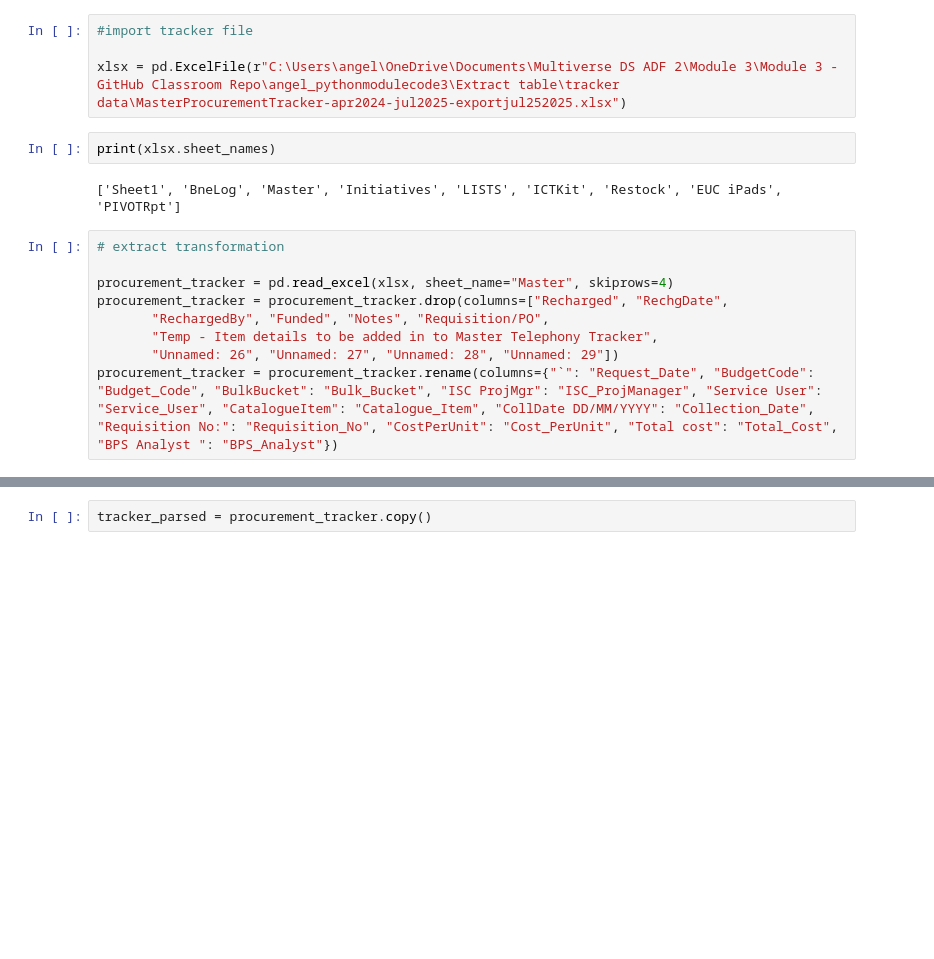
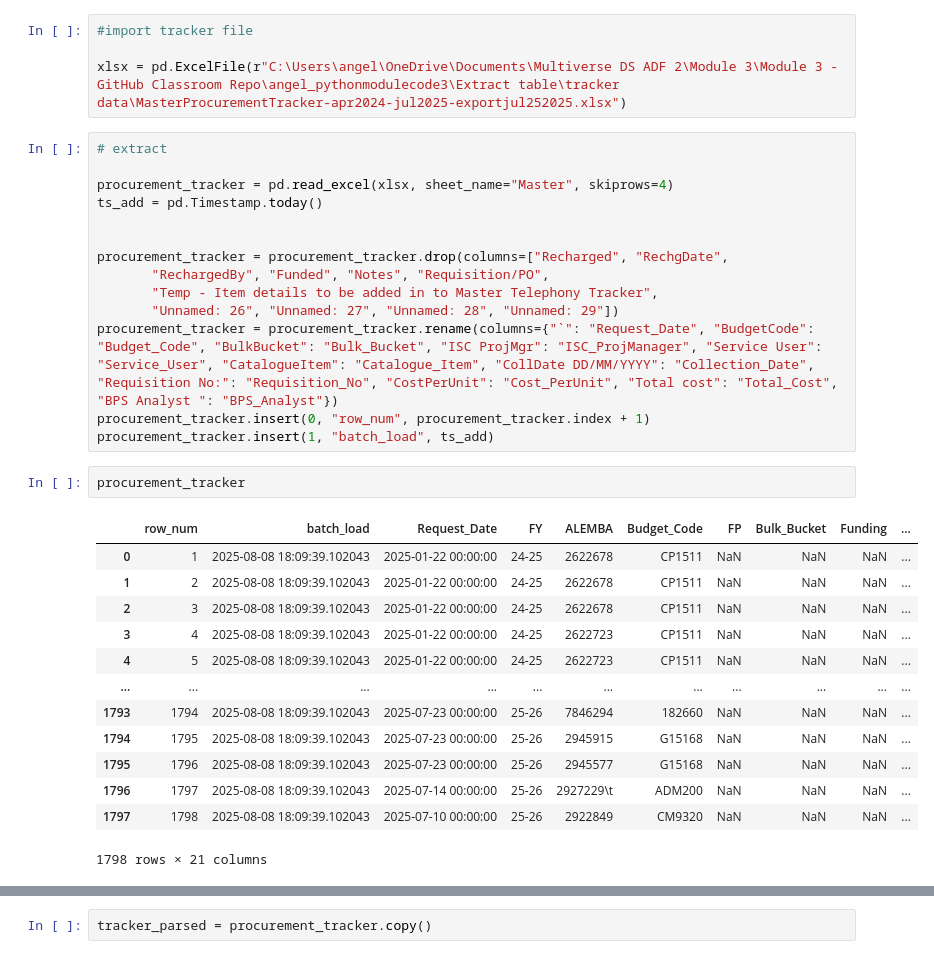
Before and after one commit to angelbappren/angel_pythonmodulecode3, a Jupyter notebook: angel_jpcode3/angel_staging.ipynb, the cells around one changed output, grey strips where cells are left out. Saved outputs shown, nothing was run; the diff lists cells and outputs as text; blank space fills up the shorter version.

```diff
--- a/angel_jpcode3/angel_staging.ipynb
+++ b/angel_jpcode3/angel_staging.ipynb
@@ -4,19 +4,36 @@ import pandas as pd
 #import tracker file
 
 xlsx = pd.ExcelFile(r"C:\Users\angel\OneDrive\Documents\Multiverse DS ADF 2\Module 3\Module 3 - GitHub Classroom Repo\angel_pythonmodulecode3\Extract table\tracker data\MasterProcurementTracker-apr2024-jul2025-exportjul252025.xlsx")
-# %%
-print(xlsx.sheet_names)
-# %% [output]
-['Sheet1', 'BneLog', 'Master', 'Initiatives', 'LISTS', 'ICTKit', 'Restock', 'EUC iPads', 'PIVOTRpt']
 # %%
-# extract transformation
+# extract
 
 procurement_tracker = pd.read_excel(xlsx, sheet_name="Master", skiprows=4)
+ts_add = pd.Timestamp.today()
+
+
 procurement_tracker = procurement_tracker.drop(columns=["Recharged", "RechgDate",
        "RechargedBy", "Funded", "Notes", "Requisition/PO",
        "Temp - Item details to be added in to Master Telephony Tracker",
        "Unnamed: 26", "Unnamed: 27", "Unnamed: 28", "Unnamed: 29"])
 procurement_tracker = procurement_tracker.rename(columns={"`": "Request_Date", "BudgetCode": "Budget_Code", "BulkBucket": "Bulk_Bucket", "ISC ProjMgr": "ISC_ProjManager", "Service User": "Service_User", "CatalogueItem": "Catalogue_Item", "CollDate DD/MM/YYYY": "Collection_Date", "Requisition No:": "Requisition_No", "CostPerUnit": "Cost_PerUnit", "Total cost": "Total_Cost", "BPS Analyst ": "BPS_Analyst"})
+procurement_tracker.insert(0, "row_num", procurement_tracker.index + 1)
+procurement_tracker.insert(1, "batch_load", ts_add)
+# %%
+procurement_tracker
+# %% [output]
+|  | row_num | batch_load | Request_Date | FY | ALEMBA | Budget_Code | FP | Bulk_Bucket | Funding | ... |
+| 0 | 1 | 2025-08-08 18:09:39.102043 | 2025-01-22 00:00:00 | 24-25 | 2622678 | CP1511 | NaN | NaN | NaN | ... |
+| 1 | 2 | 2025-08-08 18:09:39.102043 | 2025-01-22 00:00:00 | 24-25 | 2622678 | CP1511 | NaN | NaN | NaN | ... |
+| 2 | 3 | 2025-08-08 18:09:39.102043 | 2025-01-22 00:00:00 | 24-25 | 2622678 | CP1511 | NaN | NaN | NaN | ... |
+| 3 | 4 | 2025-08-08 18:09:39.102043 | 2025-01-22 00:00:00 | 24-25 | 2622723 | CP1511 | NaN | NaN | NaN | ... |
+| 4 | 5 | 2025-08-08 18:09:39.102043 | 2025-01-22 00:00:00 | 24-25 | 2622723 | CP1511 | NaN | NaN | NaN | ... |
+| ... | ... | ... | ... | ... | ... | ... | ... | ... | ... | ... |
+| 1793 | 1794 | 2025-08-08 18:09:39.102043 | 2025-07-23 00:00:00 | 25-26 | 7846294 | 182660 | NaN | NaN | NaN | ... |
+| 1794 | 1795 | 2025-08-08 18:09:39.102043 | 2025-07-23 00:00:00 | 25-26 | 2945915 | G15168 | NaN | NaN | NaN | ... |
+| 1795 | 1796 | 2025-08-08 18:09:39.102043 | 2025-07-23 00:00:00 | 25-26 | 2945577 | G15168 | NaN | NaN | NaN | ... |
+| 1796 | 1797 | 2025-08-08 18:09:39.102043 | 2025-07-14 00:00:00 | 25-26 | 2927229\t | ADM200 | NaN | NaN | NaN | ... |
+| 1797 | 1798 | 2025-08-08 18:09:39.102043 | 2025-07-10 00:00:00 | 25-26 | 2922849 | CM9320 | NaN | NaN | NaN | ... |
+1798 rows × 21 columns
 # %%
 procurement_tracker.dtypes
 # %% [output]
```
Also changed, not shown: parts of 12 cells of this notebook.
